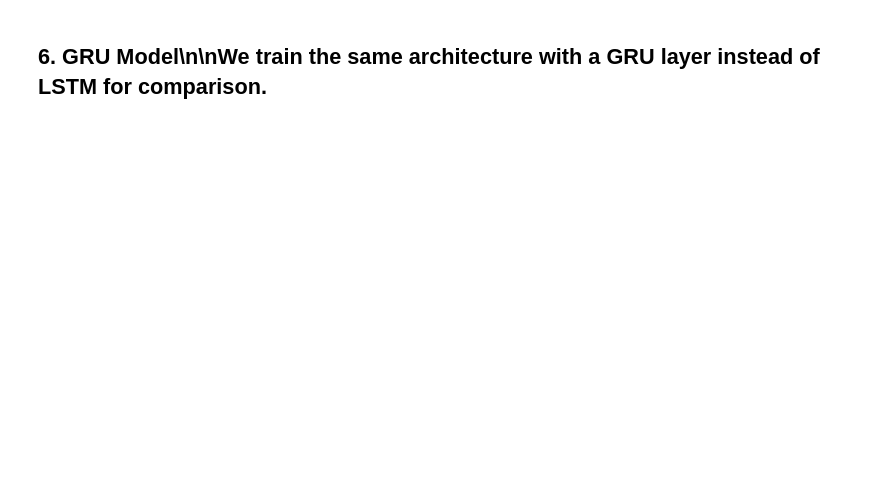
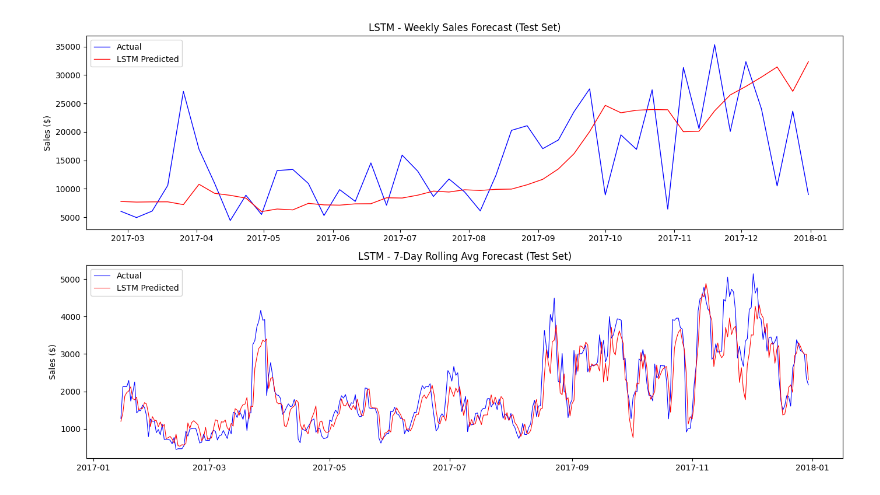
Before and after one commit to Fly1ngSpaghettiMonster/BILNHF, a Jupyter notebook: notebooks/sales_forecasting.ipynb, the cells around one changed output. Cells and saved outputs as stored; diff of their text form; code cells hidden in the pictures; blank space fills up the shorter version.

```diff
--- a/notebooks/sales_forecasting.ipynb
+++ b/notebooks/sales_forecasting.ipynb
@@ -187,10 +375,32 @@ history_lstm = model_lstm.fit(
 # %%
-# LSTM Training/Validation Loss
-plt.figure(figsize=(8, 4))
-plt.plot(history_lstm.history['loss'], label='Training Loss')
-plt.plot(history_lstm.history['val_loss'], label='Validation Loss')
-plt.title('LSTM - Training and Validation Loss')
-plt.xlabel('Epochs')
-plt.ylabel('Loss (MSE)')
-plt.legend()
+# LSTM Predictions Comparison
+pred_lstm_w = model_lstm_w.predict(test_Xw)
+pred_lstm_r = model_lstm_r.predict(test_Xr)
+
+fig, axes = plt.subplots(2, 1, figsize=(14, 8))
+
+# Weekly
+test_dates_w = test_w.index[lookback_w:]
+actual_w = test_w['Sales'].iloc[lookback_w:]
+pred_w_inv = scaler_w_out.inverse_transform(pred_lstm_w).flatten()
+
+axes[0].plot(test_dates_w, actual_w, label="Actual", color='blue', linewidth=1)
+axes[0].plot(test_dates_w, pred_w_inv, label="LSTM Predicted", color='red', linewidth=1)
+axes[0].set_title('LSTM - Weekly Sales Forecast (Test Set)')
+axes[0].set_ylabel('Sales ($)')
+axes[0].legend()
+
+# Rolling
+test_dates_r = test_r.index[lookback_r:]
+actual_r = test_r['Sales'].iloc[lookback_r:]
+pred_r_inv = scaler_r_out.inverse_transform(pred_lstm_r).flatten()
+
+axes[1].plot(test_dates_r, actual_r, label="Actual", color='blue', linewidth=0.8)
+axes[1].plot(test_dates_r, pred_r_inv, label="LSTM Predicted", color='red', linewidth=0.8)
+axes[1].set_title('LSTM - 7-Day Rolling Avg Forecast (Test Set)')
+axes[1].set_ylabel('Sales ($)')
+axes[1].legend()
+
+plt.tight_layout()
 plt.show()
+# %% [output]
@@ -196,0 +409 @@ plt.show()
+[figure, added]
@@ -214,2 +409,0 @@ plt.show()
-# %% [markdown]
-## 6. GRU Model\n\nWe train the same architecture with a GRU layer instead of LSTM for comparison.
```
Also changed, not shown: parts of 30 cells of this notebook, 19 other files.
